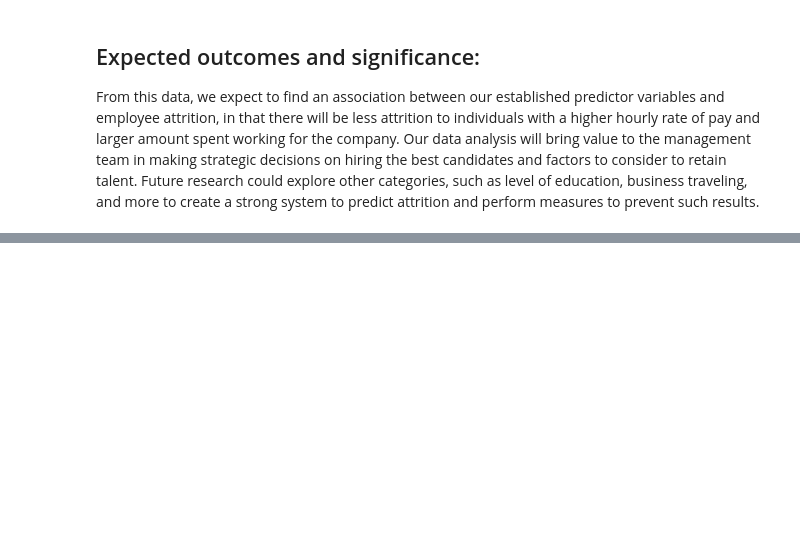
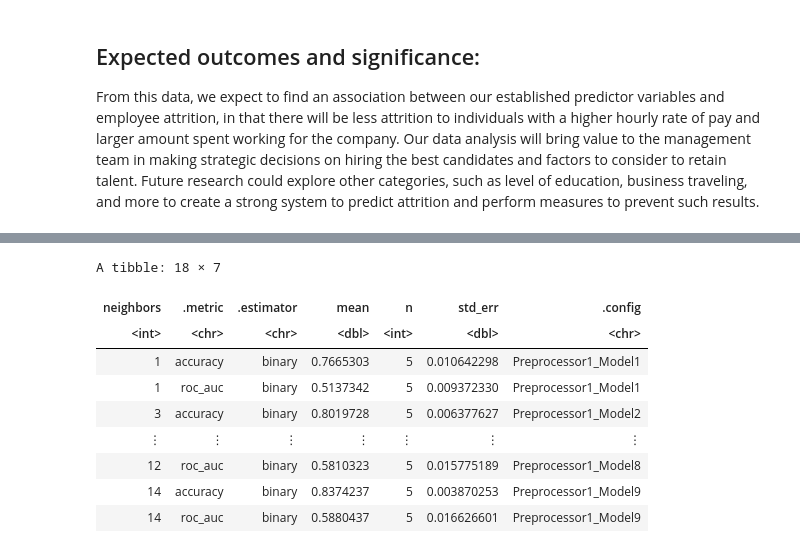
Before and after one commit to wenshanli1231/DSCI-Group-Project, a Jupyter notebook: Project Proposal.ipynb, the cells around one changed output, grey strips where cells are left out. Cells and saved outputs as stored; diff of their text form; code cells hidden in the pictures; blank space fills up the shorter version.

```diff
--- a/Project Proposal.ipynb
+++ b/Project Proposal.ipynb
@@ -115,0 +130,18 @@ From this data, we expect to find an association between our established predict
+# %%
+knn_result <- workflow()|>
+                add_recipe(attrition_recipe)|>
+                add_model(knn_tuned)|>
+                tune_grid(resamples=attrition_vfold,grid=10)|>
+                    collect_metrics()
+knn_result
+# %% [output]
+A tibble: 18 × 7
+| neighbors | .metric | .estimator | mean | n | std_err | .config |
+| <int> | <chr> | <chr> | <dbl> | <int> | <dbl> | <chr> |
+| 1 | accuracy | binary | 0.7665303 | 5 | 0.010642298 | Preprocessor1_Model1 |
+| 1 | roc_auc | binary | 0.5137342 | 5 | 0.009372330 | Preprocessor1_Model1 |
+| 3 | accuracy | binary | 0.8019728 | 5 | 0.006377627 | Preprocessor1_Model2 |
+| ⋮ | ⋮ | ⋮ | ⋮ | ⋮ | ⋮ | ⋮ |
+| 12 | roc_auc | binary | 0.5810323 | 5 | 0.015775189 | Preprocessor1_Model8 |
+| 14 | accuracy | binary | 0.8374237 | 5 | 0.003870253 | Preprocessor1_Model9 |
+| 14 | roc_auc | binary | 0.5880437 | 5 | 0.016626601 | Preprocessor1_Model9 |
```
Also changed, not shown: parts of 5 cells of this notebook.
